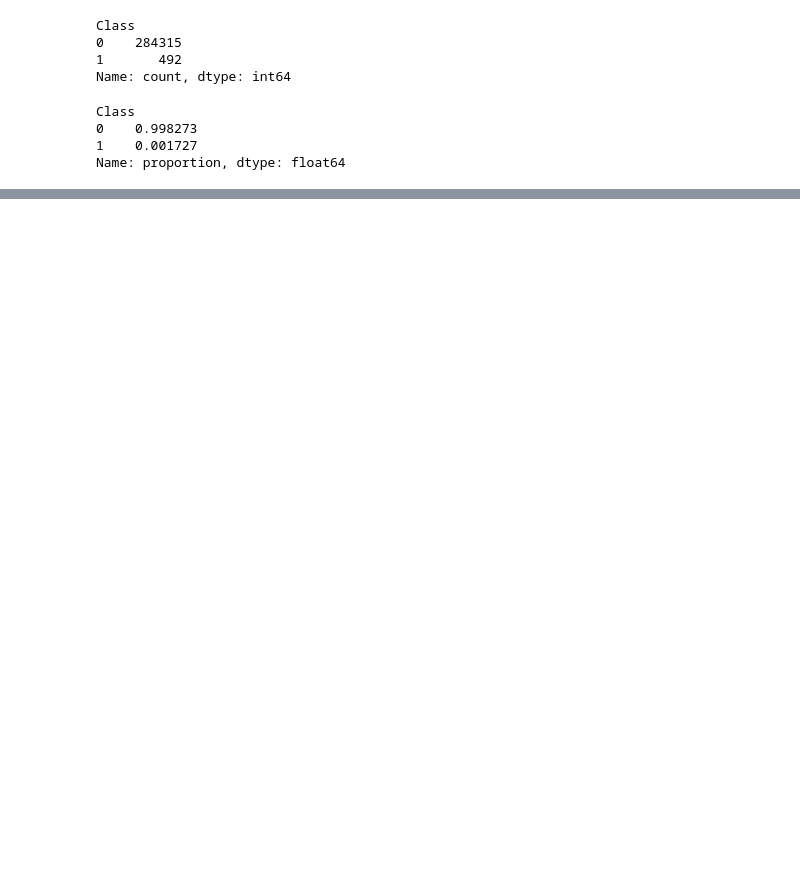
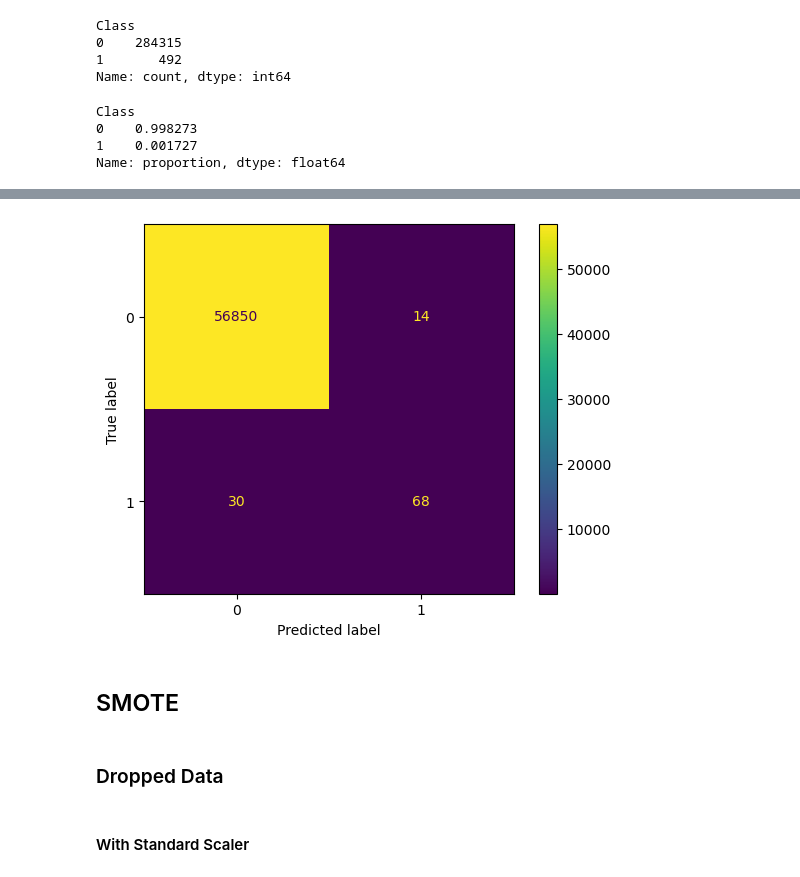
Before and after one commit to Jagunmolu/credit-card-fraud-detection, a Jupyter notebook: credit_card_fraud_detection.ipynb, the cells around one changed output, grey strips where cells are left out. Saved outputs shown, nothing was run; the diff lists cells and outputs as text; code cells hidden in the pictures; blank space fills up the shorter version.

```diff
--- a/credit_card_fraud_detection.ipynb
+++ b/credit_card_fraud_detection.ipynb
@@ -172,0 +279,8 @@ NameError: name 'train_test_split' is not defined
+# %%
+lr = LogisticRegression(random_state=42, max_iter=100_000)
+params = {"penalty": ["l1", "l2", "elasticnet"], "C": np.linspace(.1, 2, 10)}
+scoring = ["accuracy", "precision", "recall", "f1", "neg_log_loss"]
+splits = range(5, 11)
+cv = StratifiedShuffleSplit(test_size=.3, random_state=42)
+grid = GridSearchCV(lr, param_grid=params, cv=cv, n_jobs=-1, scoring="accuracy")
+grid.fit(X_train, y_train)
@@ -172,0 +296,10 @@ NameError: name 'train_test_split' is not defined
+# %%
+ConfusionMatrixDisplay.from_estimator(grid, X_test, y_test);
+# %% [output]
+[figure, added]
+# %% [markdown]
+## SMOTE
+# %% [markdown]
+### Dropped Data
+# %% [markdown]
+#### With Standard Scaler
```
Also changed, not shown: parts of 98 cells of this notebook.
